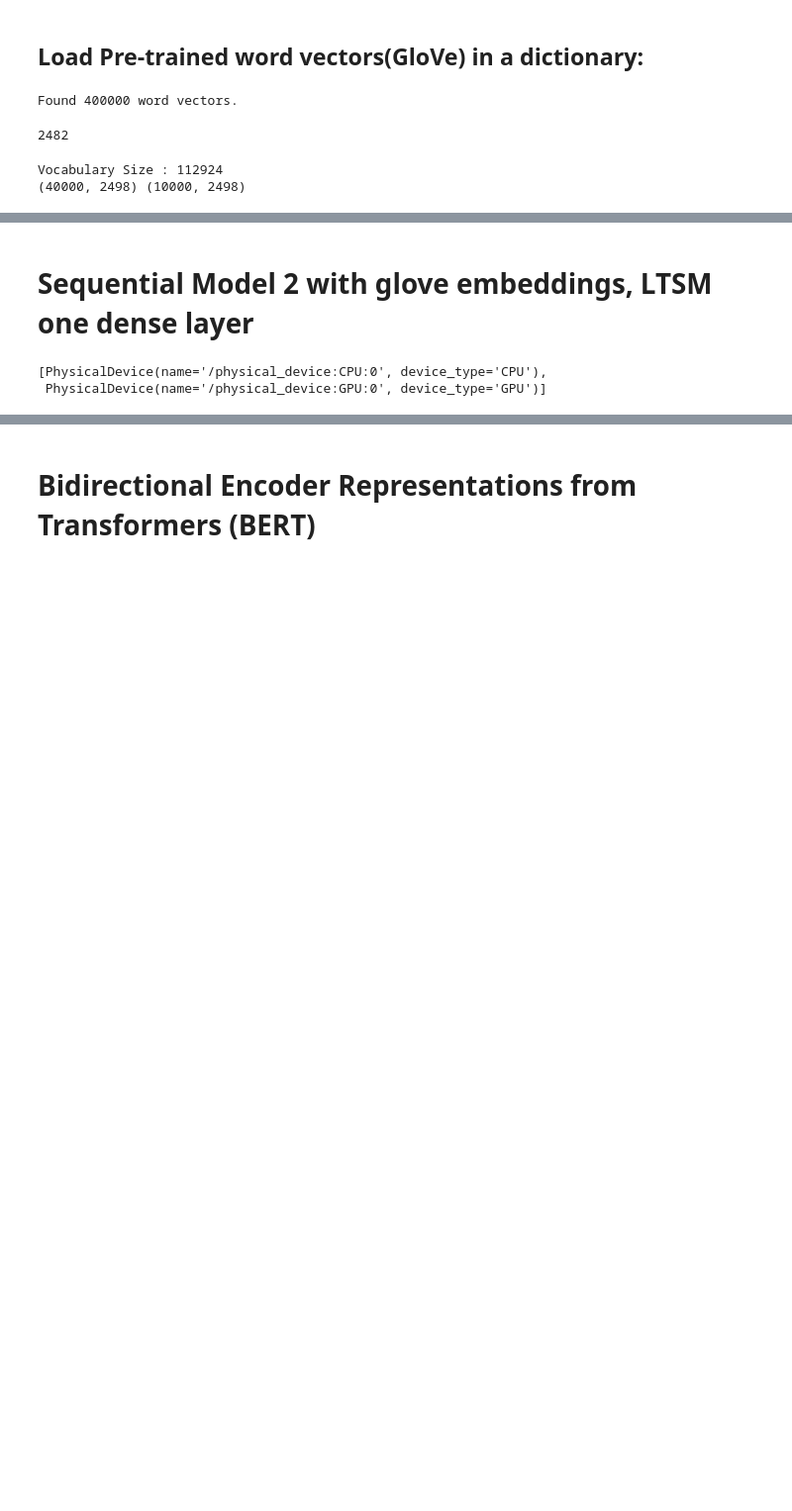
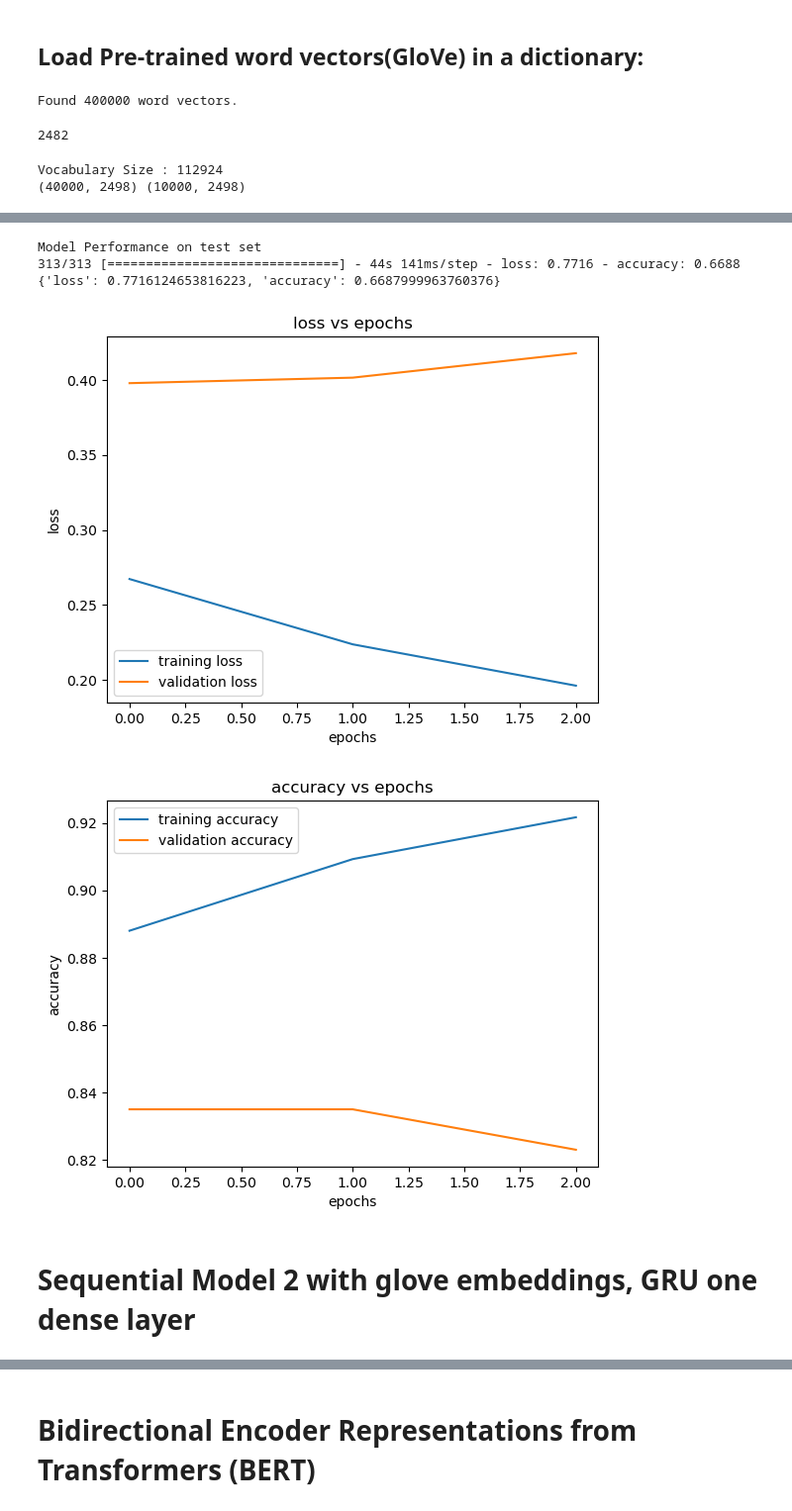
Before and after one commit to melihkagan/Sentiment_IMDB, a Jupyter notebook: GradProject.ipynb, the cells around one changed output, grey strips where cells are left out. Shown at 99% size. Drawn from its saved outputs; the diff is of its cells as text; code cells hidden in the pictures; blank space fills up the shorter version.

```diff
--- a/GradProject.ipynb
+++ b/GradProject.ipynb
@@ -694,8 +707,16 @@ plot_graph(history,'accuracy')
+# %%
+#Training the same model for second time doesnt improved unseen test performance
+print("Model Performance on test set")
+result = model.evaluate(test_x_pad,test_y)
+print(dict(zip(model.metrics_names, result)))
+plot_graph(history,'loss')
+plot_graph(history,'accuracy')
+# %% [output]
+Model Performance on test set
+313/313 [==============================] - 44s 141ms/step - loss: 0.7716 - accuracy: 0.6688
+{'loss': 0.7716124653816223, 'accuracy': 0.6687999963760376}
+[figure, added]
+[figure, added]
 # %% [markdown]
-# Sequential Model 2 with glove embeddings, LTSM one dense layer
+# Sequential Model 2 with glove embeddings, GRU one dense layer
-# %%
-tf.config.experimental.list_physical_devices()
-# %% [output]
-[PhysicalDevice(name='/physical_device:CPU:0', device_type='CPU'),
- PhysicalDevice(name='/physical_device:GPU:0', device_type='GPU')]
 # %%
```
Also changed, not shown: parts of 28 cells of this notebook.
